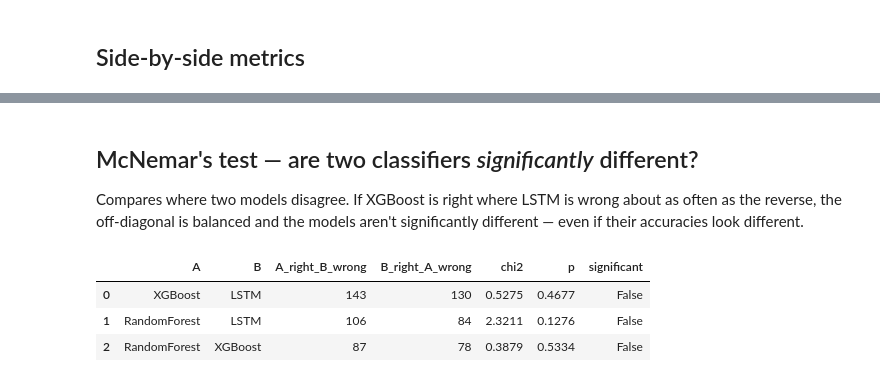
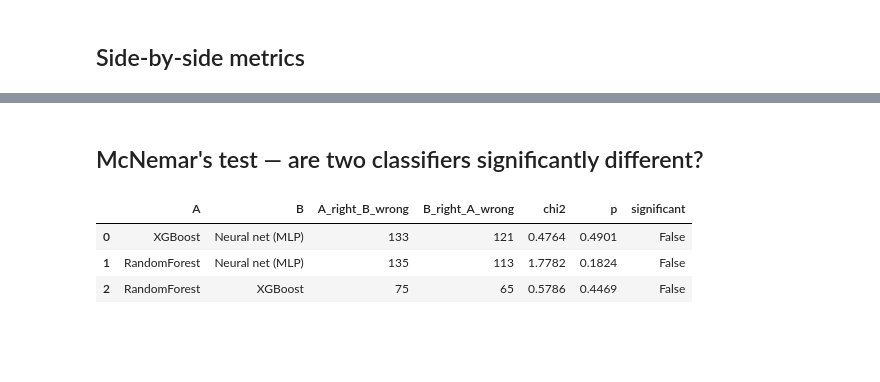
Before and after one commit to Ailya-Shah/Bitcoin-Trend-Prediction, a Jupyter notebook: notebooks/09_model_comparison.ipynb, the cells around one changed output, grey strips where cells are left out. Cells and saved outputs as stored; diff of their text form; code cells hidden in the pictures; blank space fills up the shorter version.

```diff
--- a/notebooks/09_model_comparison.ipynb
+++ b/notebooks/09_model_comparison.ipynb
@@ -14,13 +14,15 @@ from scipy import stats
 from sklearn.metrics import roc_curve, roc_auc_score, accuracy_score
 from sklearn.calibration import calibration_curve
 sns.set_theme(style="whitegrid"); plt.rcParams["figure.dpi"]=110; plt.rcParams["savefig.dpi"]=150
-STAGE="09_model_comparison"; FIG=paths.figures_dir(STAGE); TAB=paths.tables_dir(STAGE)
-D=paths.PROCESSED_FILE.parent
+STAGE="09_model_comparison"; FIG=paths.figures_dir(STAGE); TAB=paths.tables_dir(STAGE); D=paths.PROCESSED_FILE.parent
 
 clf=pd.read_csv(D/"predictions_classical.csv",parse_dates=["date"])
 dl=pd.read_csv(D/"predictions_dl.csv",parse_dates=["date"])
+deep_name="Neural net"
+dm=paths.figures_dir("07_deep_learning").parent/"tables"/"deep_metrics.csv"
+if dm.exists(): deep_name=pd.read_csv(dm)["model"].iloc[0]
 m=clf.merge(dl,on=["date","y_true"],how="inner")
 y=m["y_true"].values
-prob_cols={"LogReg":"prob_LogReg","RandomForest":"prob_RandomForest","XGBoost":"prob_XGBoost","LSTM":"prob_LSTM"}
-print("Aligned test rows:",len(m))
+prob_cols={"LogReg":"prob_LogReg","RandomForest":"prob_RandomForest","XGBoost":"prob_XGBoost",deep_name:"prob_deep"}
+print("Aligned rows:",len(m),"| deep model:",deep_name)
 # %% [output]
@@ -30,8 +32,7 @@ Aligned test rows: 629
 # %%
 rows=[]
 for name,col in prob_cols.items():
-    p=m[col].values; pred=(p>0.5).astype(int)
-    rows.append({"model":name,"accuracy":accuracy_score(y,pred),"AUC":roc_auc_score(y,p)})
+    p=m[col].values; rows.append({"model":name,"accuracy":accuracy_score(y,(p>0.5).astype(int)),"AUC":roc_auc_score(y,p)})
 summary=pd.DataFrame(rows).sort_values("accuracy",ascending=False).reset_index(drop=True)
 summary.round(4).to_csv(TAB/"final_metrics.csv",index=False); summary.round(4)
 # %% [output]
@@ -43,9 +44,7 @@ summary.round(4).to_csv(TAB/"final_metrics.csv",index=False); summary.round(4)
 # %%
-# ROC overlay
 fig,ax=plt.subplots(figsize=(6.5,6.5))
 for name,col in prob_cols.items():
-    p=m[col].values; fpr,tpr,_=roc_curve(y,p)
-    ax.plot(fpr,tpr,lw=1.5,label=f"{name} ({roc_auc_score(y,p):.3f})")
+    p=m[col].values; fpr,tpr,_=roc_curve(y,p); ax.plot(fpr,tpr,lw=1.5,label=f"{name} ({roc_auc_score(y,p):.3f})")
 ax.plot([0,1],[0,1],"k--",lw=0.8,label="coin flip")
 ax.set_xlabel("false positive rate"); ax.set_ylabel("true positive rate"); ax.set_title("ROC — all models"); ax.legend()
 fig.tight_layout(); fig.savefig(FIG/"roc_all_models.png",bbox_inches="tight"); plt.show()
@@ -59,10 +57,10 @@ A well-calibrated model that says "70% chance up" should be right ~70% of the ti
 fig,ax=plt.subplots(figsize=(6.5,6.5))
 for name,col in prob_cols.items():
     p=m[col].values
-    frac,mean_pred=calibration_curve(y,p,n_bins=8,strategy="quantile")
-    ax.plot(mean_pred,frac,"o-",lw=1.3,label=name)
+    try:
+        frac,mp=calibration_curve(y,p,n_bins=8,strategy="quantile"); ax.plot(mp,frac,"o-",lw=1.3,label=name)
+    except Exception: pass
 ax.plot([0,1],[0,1],"k--",lw=0.8,label="perfect")
-ax.set_xlabel("mean predicted probability"); ax.set_ylabel("observed frequency")
-ax.set_title("Calibration curves"); ax.legend()
+ax.set_xlabel("mean predicted probability"); ax.set_ylabel("observed frequency"); ax.set_title("Calibration curves"); ax.legend()
 fig.tight_layout(); fig.savefig(FIG/"calibration.png",bbox_inches="tight"); plt.show()
 # %% [output]
@@ -70,24 +68,19 @@ fig.tight_layout(); fig.savefig(FIG/"calibration.png",bbox_inches="tight"); plt.
-# %% [markdown]
-## McNemar's test — are two classifiers *significantly* different?
-
-Compares where two models disagree. If XGBoost is right where LSTM is wrong about as often as the reverse, the off-diagonal is balanced and the models aren't significantly different — even if their accuracies look different.
+# %% [markdown]
+## McNemar's test — are two classifiers significantly different?
 # %%
 def mcnemar(p1,p2,y):
-    a=(p1==y); b=(p2==y)
-    n01=int(np.sum(~a & b)); n10=int(np.sum(a & ~b))
+    a=(p1==y); b=(p2==y); n01=int(np.sum(~a&b)); n10=int(np.sum(a&~b))
     stat=(abs(n10-n01)-1)**2/(n10+n01) if (n10+n01)>0 else 0.0
     return n10,n01,stat,1-stats.chi2.cdf(stat,1)
-
-pairs=[("XGBoost","LSTM"),("RandomForest","LSTM"),("RandomForest","XGBoost")]
+pairs=[("XGBoost",deep_name),("RandomForest",deep_name),("RandomForest","XGBoost")]
 rows=[]
 for a,b in pairs:
     pa=(m[prob_cols[a]]>0.5).astype(int).values; pb=(m[prob_cols[b]]>0.5).astype(int).values
     n10,n01,stat,p=mcnemar(pa,pb,y)
-    rows.append({"A":a,"B":b,"A_right_B_wrong":n10,"B_right_A_wrong":n01,"chi2":stat,"p":p,
-                 "significant":p<0.05})
+    rows.append({"A":a,"B":b,"A_right_B_wrong":n10,"B_right_A_wrong":n01,"chi2":stat,"p":p,"significant":p<0.05})
 mc=pd.DataFrame(rows); mc.round(4).to_csv(TAB/"mcnemar.csv",index=False); mc.round(4)
 # %% [output]
 |  | A | B | A_right_B_wrong | B_right_A_wrong | chi2 | p | significant |
-| 0 | XGBoost | LSTM | 143 | 130 | 0.5275 | 0.4677 | False |
-| 1 | RandomForest | LSTM | 106 | 84 | 2.3211 | 0.1276 | False |
-| 2 | RandomForest | XGBoost | 87 | 78 | 0.3879 | 0.5334 | False |
+| 0 | XGBoost | Neural net (MLP) | 133 | 121 | 0.4764 | 0.4901 | False |
+| 1 | RandomForest | Neural net (MLP) | 135 | 113 | 1.7782 | 0.1824 | False |
+| 2 | RandomForest | XGBoost | 75 | 65 | 0.5786 | 0.4469 | False |
```
Also changed, not shown: parts of 13 cells of this notebook, 39 other files.
